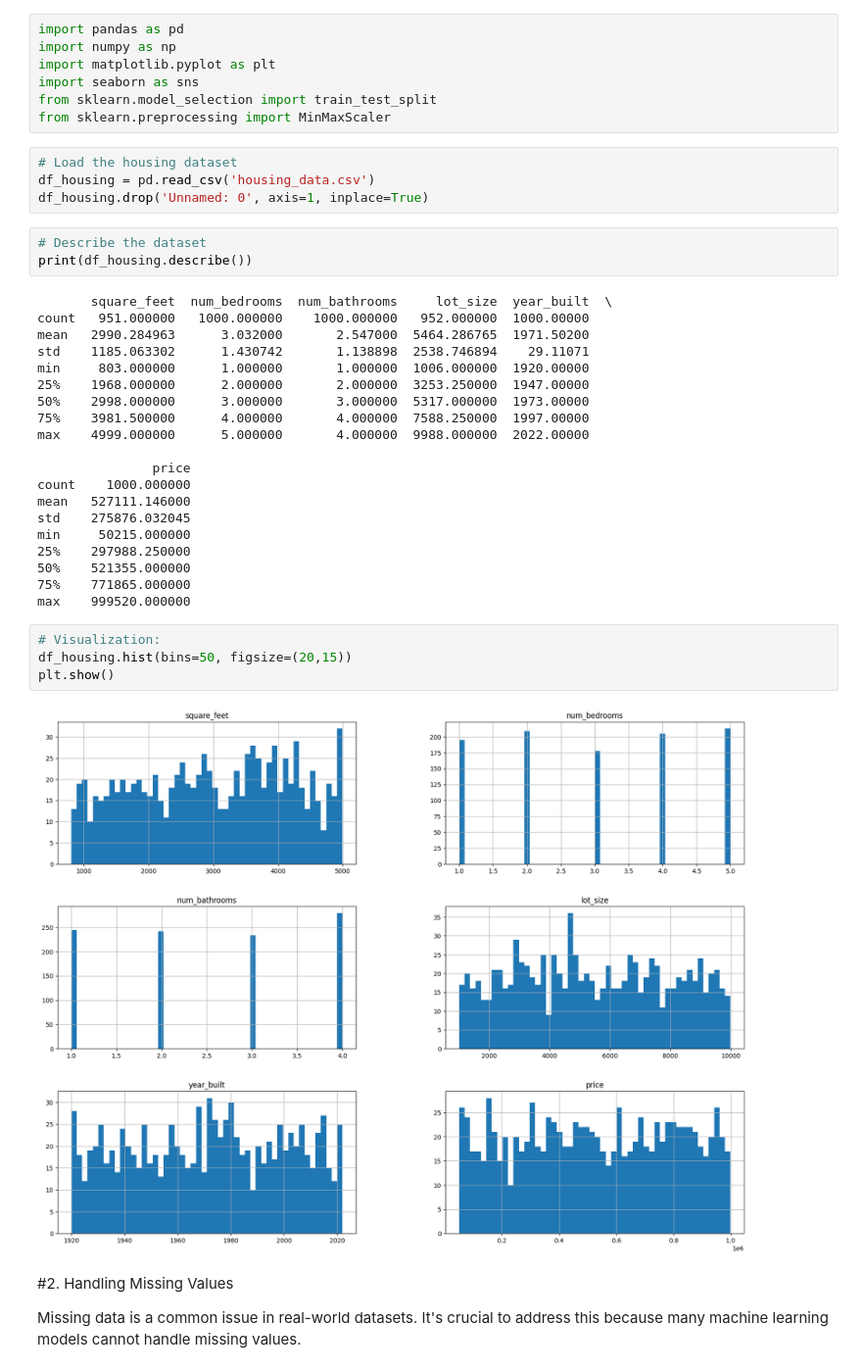
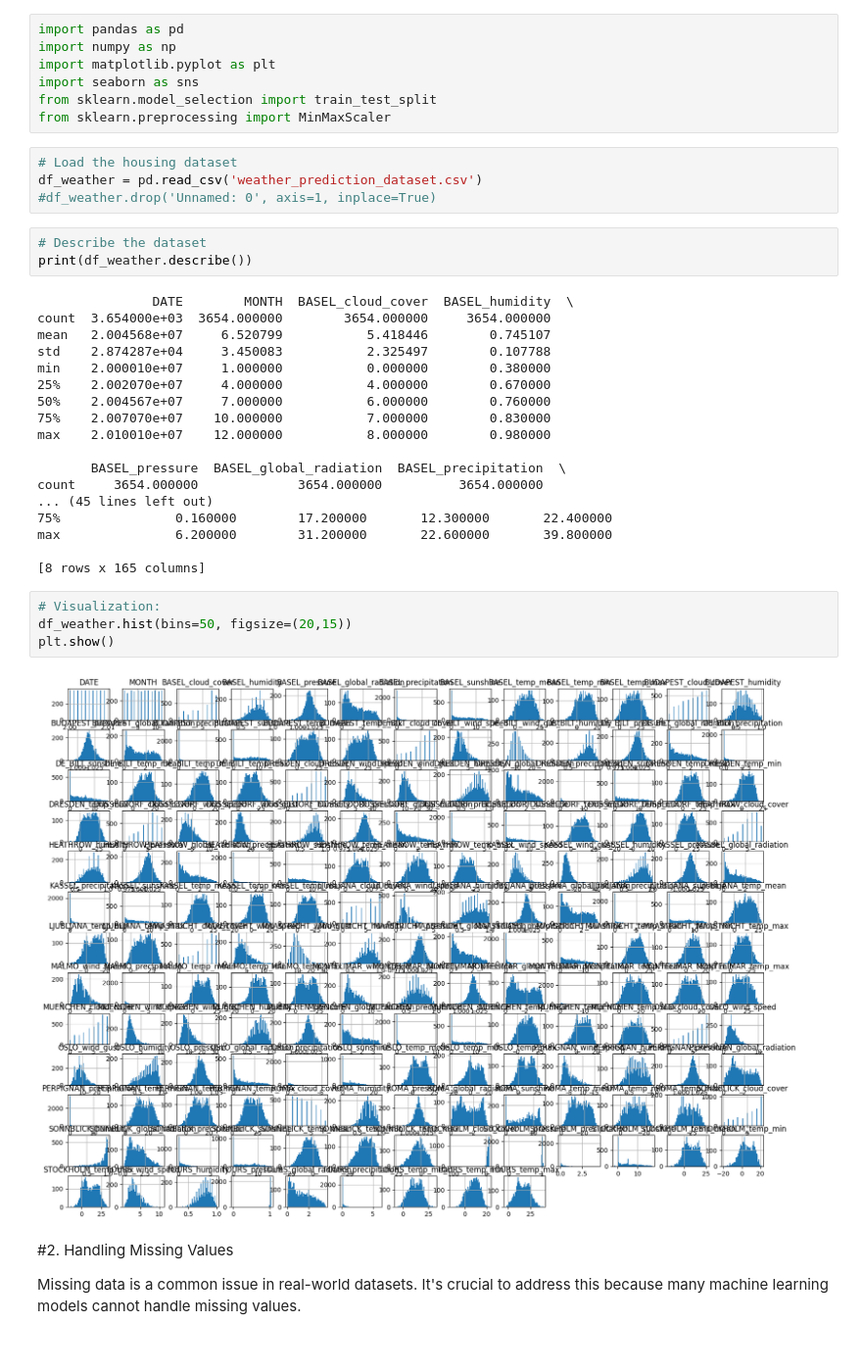
Before and after one commit to YoYona2/Intro-to-ML-project, a Jupyter notebook: Data/Data_preprocessing_with_weather_data.ipynb, the cells around one changed output. Shown at 98% size. Saved outputs shown, nothing was run; the diff lists cells and outputs as text.

```diff
--- a/Data/Data_preprocessing_with_weather_data.ipynb
+++ b/Data/Data_preprocessing_with_weather_data.ipynb
@@ -15,37 +15,35 @@ from sklearn.model_selection import train_test_split
 from sklearn.preprocessing import MinMaxScaler
 # %%
 # Load the housing dataset
-df_housing = pd.read_csv('housing_data.csv')
-df_housing.drop('Unnamed: 0', axis=1, inplace=True)
+df_weather = pd.read_csv('weather_prediction_dataset.csv')
+#df_weather.drop('Unnamed: 0', axis=1, inplace=True)
 # %%
 # Describe the dataset
-print(df_housing.describe())
+print(df_weather.describe())
 # %% [output]
-       square_feet  num_bedrooms  num_bathrooms     lot_size  year_built  \
-count   951.000000   1000.000000    1000.000000   952.000000  1000.00000
-mean   2990.284963      3.032000       2.547000  5464.286765  1971.50200
-std    1185.063302      1.430742       1.138898  2538.746894    29.11071
-min     803.000000      1.000000       1.000000  1006.000000  1920.00000
-25%    1968.000000      2.000000       2.000000  3253.250000  1947.00000
-50%    2998.000000      3.000000       3.000000  5317.000000  1973.00000
-75%    3981.500000      4.000000       4.000000  7588.250000  1997.00000
-max    4999.000000      5.000000       4.000000  9988.000000  2022.00000
+               DATE        MONTH  BASEL_cloud_cover  BASEL_humidity  \
+count  3.654000e+03  3654.000000        3654.000000     3654.000000
+mean   2.004568e+07     6.520799           5.418446        0.745107
+std    2.874287e+04     3.450083           2.325497        0.107788
+min    2.000010e+07     1.000000           0.000000        0.380000
+25%    2.002070e+07     4.000000           4.000000        0.670000
+50%    2.004567e+07     7.000000           6.000000        0.760000
+75%    2.007070e+07    10.000000           7.000000        0.830000
+max    2.010010e+07    12.000000           8.000000        0.980000
 
-               price
-count    1000.000000
-mean   527111.146000
-std    275876.032045
-min     50215.000000
-25%    297988.250000
-50%    521355.000000
-75%    771865.000000
-max    999520.000000
+       BASEL_pressure  BASEL_global_radiation  BASEL_precipitation  \
+count     3654.000000             3654.000000          3654.000000
+... (45 lines left out)
+75%               0.160000        17.200000       12.300000       22.400000
+max               6.200000        31.200000       22.600000       39.800000
+
+[8 rows x 165 columns]
 # %%
 # Visualization:
-df_housing.hist(bins=50, figsize=(20,15))
+df_weather.hist(bins=50, figsize=(20,15))
 plt.show()
 # %% [output]
-[figure, old version]
+[figure, new version]
 # %% [markdown]
 #2. Handling Missing Values
 
```
Also changed, not shown: parts of 9 cells of this notebook, 2 other files.
